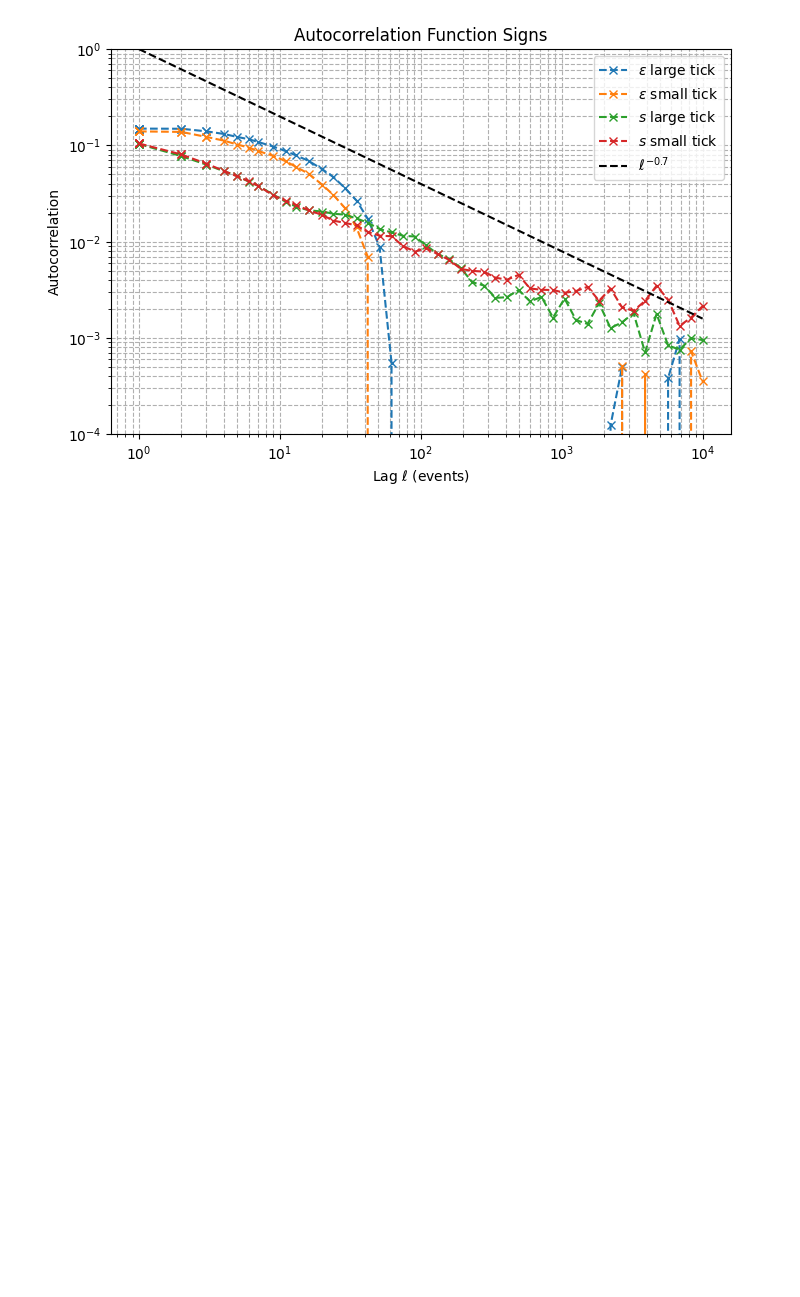
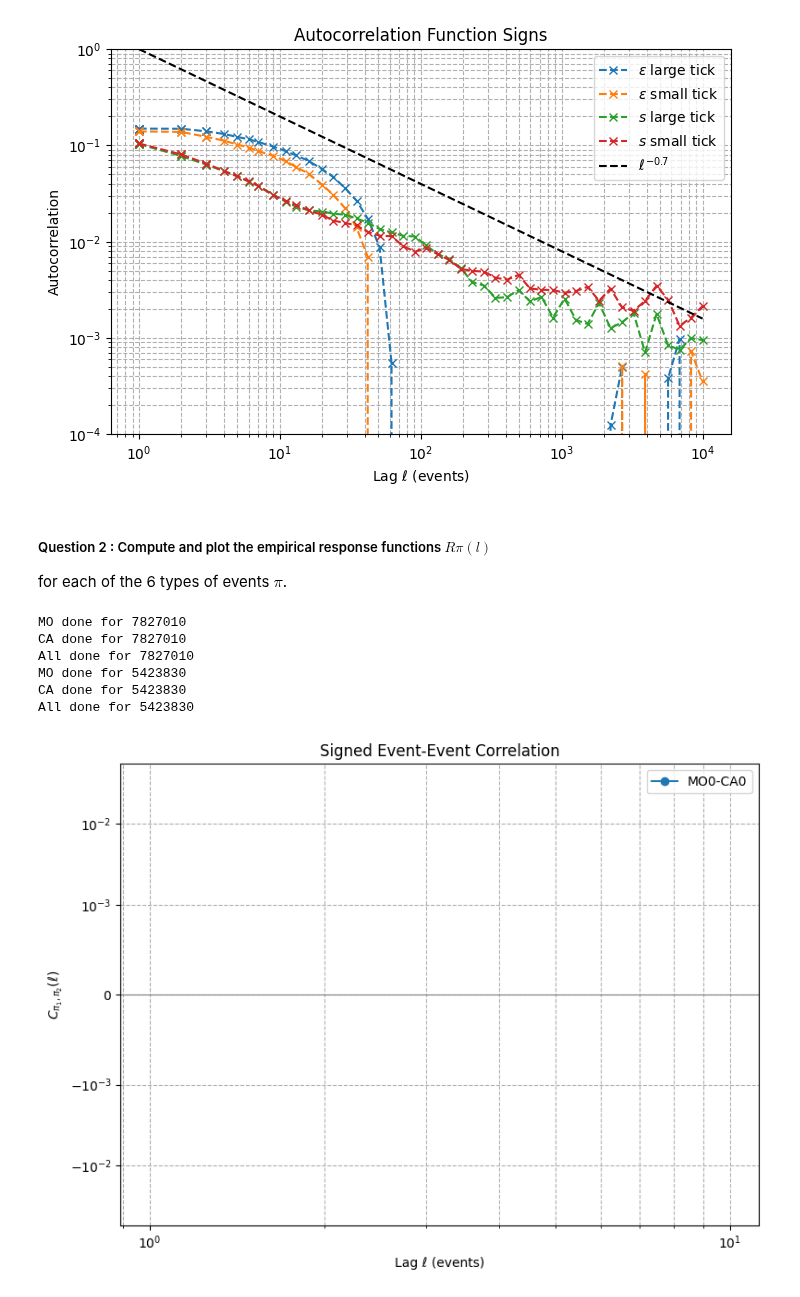
Before and after one commit to ethantrentin/High-Frequency-Data-Limit-Order-Books, a Jupyter notebook: DHF-LAB5-BOISTARD-ROCHE-TRENTIN.ipynb, the cells around one changed output. Saved outputs shown, nothing was run; the diff lists cells and outputs as text; code cells hidden in the pictures; blank space fills up the shorter version.

Commit message:
Adding TP5 question 2 incomplete

```diff
--- a/DHF-LAB5-BOISTARD-ROCHE-TRENTIN.ipynb
+++ b/DHF-LAB5-BOISTARD-ROCHE-TRENTIN.ipynb
@@ -253,3 +260,6 @@ plt.legend()
 plt.show()
 # %% [output]
 [figure]
+# %% [markdown]
+##### Question 2 :  Compute and plot the empirical response functions $R\pi
+ (l)$ for each of the 6 types of events $\pi$.
@@ -255,0 +317,53 @@ plt.show()
+# %%
+add_best_volume(SG_df)
+add_best_volume(BNPP_df)
+
+# Apply the function and assign to a temporary DataFrame
+SG_df[['pi', 'epsilon_pi']] = get_pi(SG_df)
+BNPP_df[['pi', 'epsilon_pi']] = get_pi(BNPP_df)
+# %% [output]
+MO done for 7827010
+CA done for 7827010
+All done for 7827010
+MO done for 5423830
+CA done for 5423830
+All done for 5423830
+# %%
+def compute_signed_event_correlation_logspace(df, pi1, pi2, n_points=50, max_lag=10000):
+    ts1 = df['epsilon_pi'] * (df['pi'] == pi1)
+    P1 = (df['pi'] == pi1).mean()
+    P2 = (df['pi'] == pi2).mean()
+
+    lags = np.unique(np.logspace(0, np.log10(max_lag), n_points).astype(int))
+    corr_values = []
+
+    for lag in lags:
+        ts2 = df['epsilon_pi'].shift(-lag) * (df['pi'].shift(-lag) == pi2)
+        prod = ts1 * ts2
+        C = prod.mean() / (P1 * P2) if P1 > 0 and P2 > 0 else np.nan
+        corr_values.append(C)
+
+    return lags, np.array(corr_values)
+
+def plot_signed_correlation(lags, corr_values, label=''):
+    fig, ax = plt.subplots(figsize=(8, 6))
+
+    ax.plot(lags, corr_values, marker='o', linestyle='-', label=label)
+    ax.set_xscale('log')
+    ax.set_yscale('symlog', linthresh=1e-3)
+
+    ax.axhline(0, color='gray', linewidth=0.8)
+    ax.set_xlabel("Lag ℓ (events)")
+    ax.set_ylabel(r"$C_{\pi_1,\pi_2}(\ell)$")
+    ax.set_title("Signed Event-Event Correlation")
+    ax.grid(True, which='both', ls='--')
+    ax.legend()
+    plt.tight_layout()
+    plt.show()
+# %%
+# Example usage after computing your DataFrame `df`
+lags, corr_values = compute_signed_event_correlation_logspace(SG_df, pi1='MO0',
+                                                              pi2='CA0')
+plot_signed_correlation(lags, corr_values, label='MO0-CA0')
+# %% [output]
+[figure, added]
```
Also changed, not shown: parts of 4 cells of this notebook.
